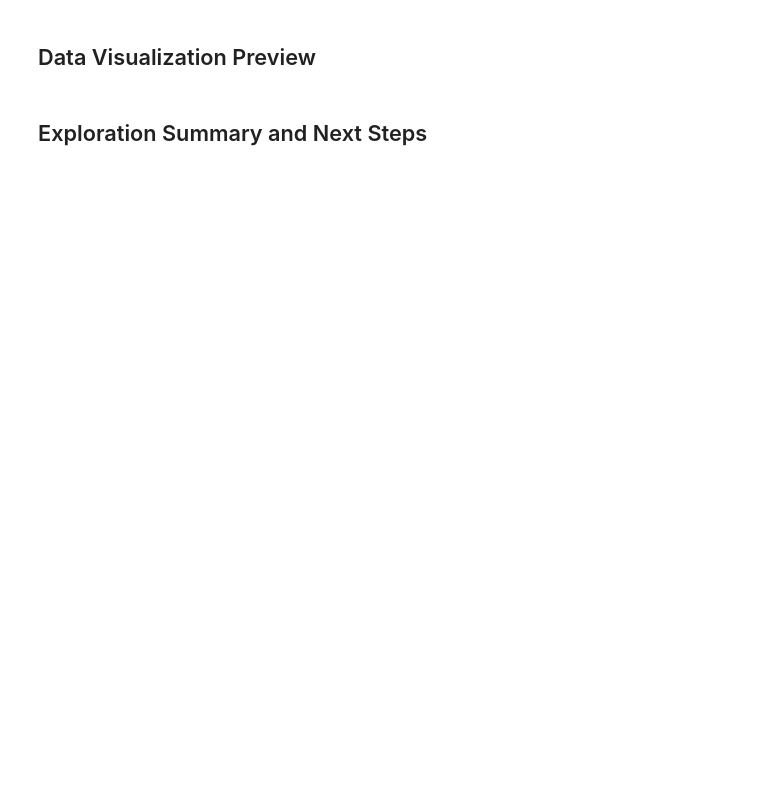
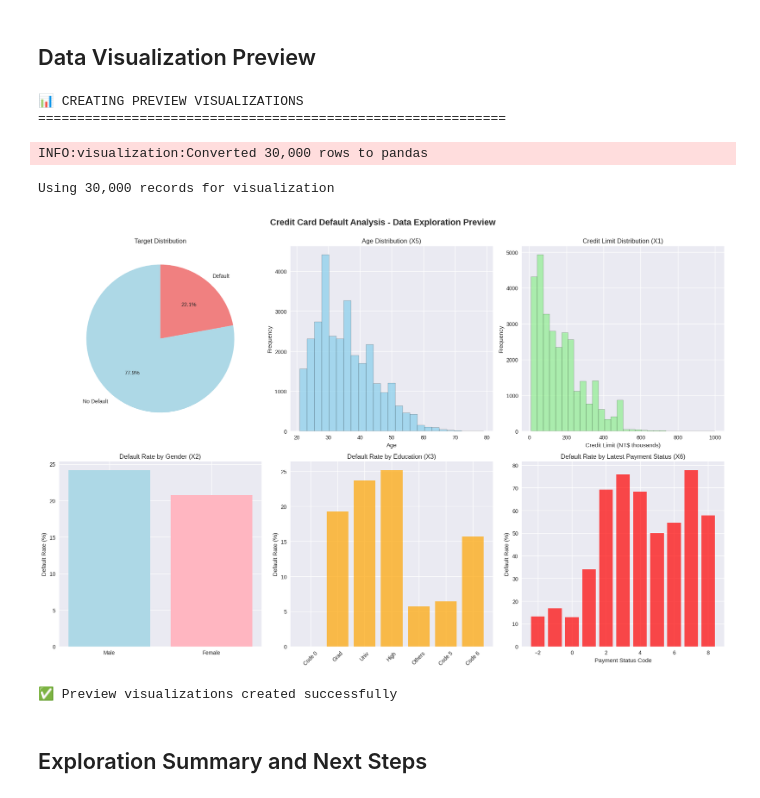
Before and after one commit to Kelompok-Nyengir/tubes-data-jumboh, a Jupyter notebook: notebooks/01_data_exploration.ipynb, the cells around one changed output. Saved outputs shown, nothing was run; the diff lists cells and outputs as text; code cells hidden in the pictures; blank space fills up the shorter version.

```diff
--- a/notebooks/01_data_exploration.ipynb
+++ b/notebooks/01_data_exploration.ipynb
@@ -246,7 +324,6 @@ for col_name in df.columns:
 # %% [markdown]
 ## Target Variable Analysis
 # %%
-# Target variable comprehensive analysis
 print("🎯 TARGET VARIABLE ANALYSIS")
 print("=" * 60)
 
@@ -257,7 +334,13 @@ if target_col in df.columns:
     target_dist = df.groupBy(target_col).count().orderBy(target_col)
     target_data = target_dist.collect()
 
-    total_records = sum([row['count'] for row in target_data])
+    # Use Python's sum explicitly or calculate total differently
+    total_records = 0
+    for row in target_data:
+        total_records += row['count']
+
+    # Alternative: Use df.count() directly
+    # total_records = df.count()
 
     print(f"\n📊 TARGET VARIABLE DISTRIBUTION:")
     print(f"{'Value':<15} {'Label':<15} {'Count':<10} {'Percentage':<12}")
@@ -646,16 +817,14 @@ print("📊 CREATING PREVIEW VISUALIZATIONS")
 print("=" * 60)
 
 # Convert to pandas for visualization (sample if dataset is large)
-sample_size = min(10000, df.count())
+sample_size = 30000  # No need for min() with a single value
 df_viz = visualizer.convert_spark_to_pandas(df, sample_size=sample_size)
 
 print(f"Using {len(df_viz):,} records for visualization")
 
 # Create basic visualizations
 fig, axes = plt.subplots(2, 3, figsize=(18, 12))
-fig.suptitle('Credit Card Default Analysis - Data Exploration Preview\n' +
-            f'Analysis Date: 2025-06-20 15:56:05 UTC | Analyst: ardzz',
-            fontsize=16, fontweight='bold')
+fig.suptitle('Credit Card Default Analysis - Data Exploration Preview\n', fontsize=16, fontweight='bold')
 
 # 1. Target distribution
 if target_col in df_viz.columns:
@@ -682,33 +851,40 @@ if 'LIMIT_BAL' in df_viz.columns:
 # 4. Gender vs Default
 if 'SEX' in df_viz.columns and target_col in df_viz.columns:
     gender_default = df_viz.groupby('SEX')[target_col].mean() * 100
     gender_labels = gender_default.index.map({1: 'Male', 2: 'Female'})
     axes[1,0].bar(gender_labels, gender_default.values, color=['lightblue', 'lightpink'])
     axes[1,0].set_title('Default Rate by Gender (X2)')
     axes[1,0].set_ylabel('Default Rate (%)')
 
 # 5. Education vs Default
 if 'EDUCATION' in df_viz.columns and target_col in df_viz.columns:
     edu_mapping = {1: 'Grad', 2: 'Univ', 3: 'High', 4: 'Others'}
     edu_default = df_viz.groupby('EDUCATION')[target_col].mean() * 100
     edu_labels = [edu_mapping.get(edu, f'Code {edu}') for edu in edu_default.index]
     axes[1,1].bar(edu_labels, edu_default.values, color='orange', alpha=0.7)
     axes[1,1].set_title('Default Rate by Education (X3)')
     axes[1,1].set_ylabel('Default Rate (%)')
     axes[1,1].tick_params(axis='x', rotation=45)
 
 # 6. Payment status vs Default (latest month)
 if 'PAY_0' in df_viz.columns and target_col in df_viz.columns:
     pay_default = df_viz.groupby('PAY_0')[target_col].mean() * 100
     axes[1,2].bar(pay_default.index, pay_default.values, color='red', alpha=0.7)
     axes[1,2].set_title('Default Rate by Latest Payment Status (X6)')
     axes[1,2].set_xlabel('Payment Status Code')
     axes[1,2].set_ylabel('Default Rate (%)')
 
 plt.tight_layout()
 plt.show()
 
 print(f"\n✅ Preview visualizations created successfully")
+# %% [output]
+📊 CREATING PREVIEW VISUALIZATIONS
+============================================================
+INFO:visualization:Converted 30,000 rows to pandas
+Using 30,000 records for visualization
+[figure, added]
+✅ Preview visualizations created successfully
 # %% [markdown]
 ## Exploration Summary and Next Steps
 # %%
```
Also changed, not shown: parts of 11 cells of this notebook, 1 other file.
